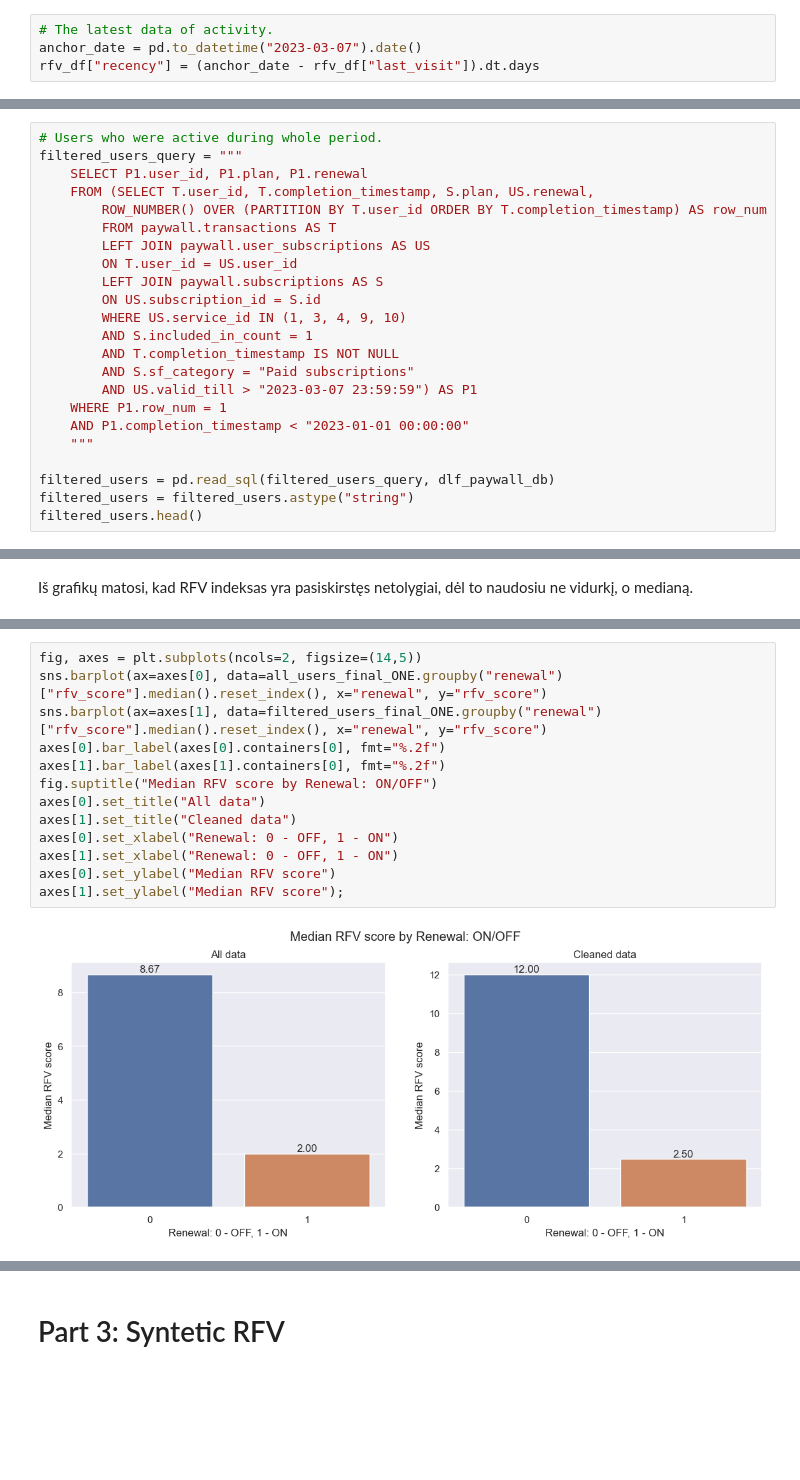
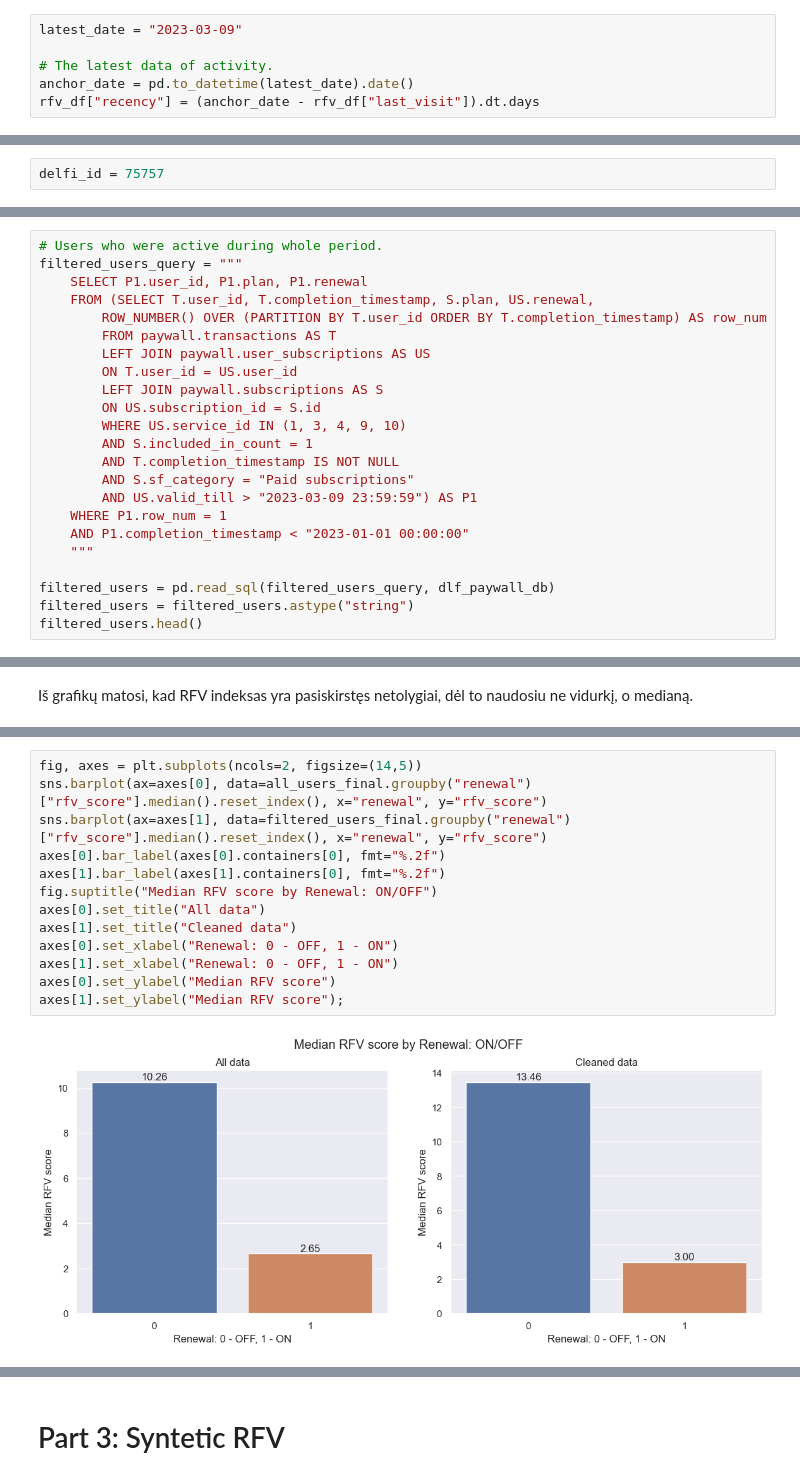
Before and after one commit to Gedas-LT/Paid-content-RFV-calculations, a Jupyter notebook: eda_notebook.ipynb, the cells around one changed output, grey strips where cells are left out. Saved outputs shown, nothing was run; the diff lists cells and outputs as text; blank space fills up the shorter version.

Commit message:
Finished calculation of syntetic RFV score

```diff
--- a/eda_notebook.ipynb
+++ b/eda_notebook.ipynb
@@ -79,8 +79,10 @@ rfv_df = activity_query_data.groupby("user_delfi_id").agg(
     avg_scroll_depth=("scroll_depth", "mean")
 ).reset_index()
 # %%
+latest_date = "2023-03-09"
+
 # The latest data of activity.
-anchor_date = pd.to_datetime("2023-03-07").date()
+anchor_date = pd.to_datetime(latest_date).date()
 rfv_df["recency"] = (anchor_date - rfv_df["last_visit"]).dt.days
 # %%
 # Calculate RFV score.
@@ -97,3 +99,5 @@ rfv_df.head()
+# %%
+delfi_id = 75757
 # %%
 # User ID and User Delfi ID from Delfi internal database.
 user_id_query = """
@@ -160,7 +164,7 @@ filtered_users_query = """
 		AND S.included_in_count = 1
 		AND T.completion_timestamp IS NOT NULL
 		AND S.sf_category = "Paid subscriptions"
-		AND US.valid_till > "2023-03-07 23:59:59") AS P1
+		AND US.valid_till > "2023-03-09 23:59:59") AS P1
     WHERE P1.row_num = 1
     AND P1.completion_timestamp < "2023-01-01 00:00:00"
     """
@@ -582,17 +586,17 @@ pd.DataFrame({
 # %%
 fig, axes = plt.subplots(ncols=2, figsize=(14,5))
-sns.barplot(ax=axes[0], data=all_users_final_ONE.groupby("renewal")["rfv_score"].median().reset_index(), x="renewal", y="rfv_score")
-sns.barplot(ax=axes[1], data=filtered_users_final_ONE.groupby("renewal")["rfv_score"].median().reset_index(), x="renewal", y="rfv_score")
+sns.barplot(ax=axes[0], data=all_users_final.groupby("renewal")["rfv_score"].median().reset_index(), x="renewal", y="rfv_score")
+sns.barplot(ax=axes[1], data=filtered_users_final.groupby("renewal")["rfv_score"].median().reset_index(), x="renewal", y="rfv_score")
 axes[0].bar_label(axes[0].containers[0], fmt="%.2f")
 axes[1].bar_label(axes[1].containers[0], fmt="%.2f")
 fig.suptitle("Median RFV score by Renewal: ON/OFF")
 axes[0].set_title("All data")
 axes[1].set_title("Cleaned data")
 axes[0].set_xlabel("Renewal: 0 - OFF, 1 - ON")
 axes[1].set_xlabel("Renewal: 0 - OFF, 1 - ON")
 axes[0].set_ylabel("Median RFV score")
 axes[1].set_ylabel("Median RFV score");
 # %% [output]
-[figure, old version]
+[figure, new version]
 # %%
 pd.DataFrame({
```
Also changed, not shown: parts of 33 cells of this notebook.
